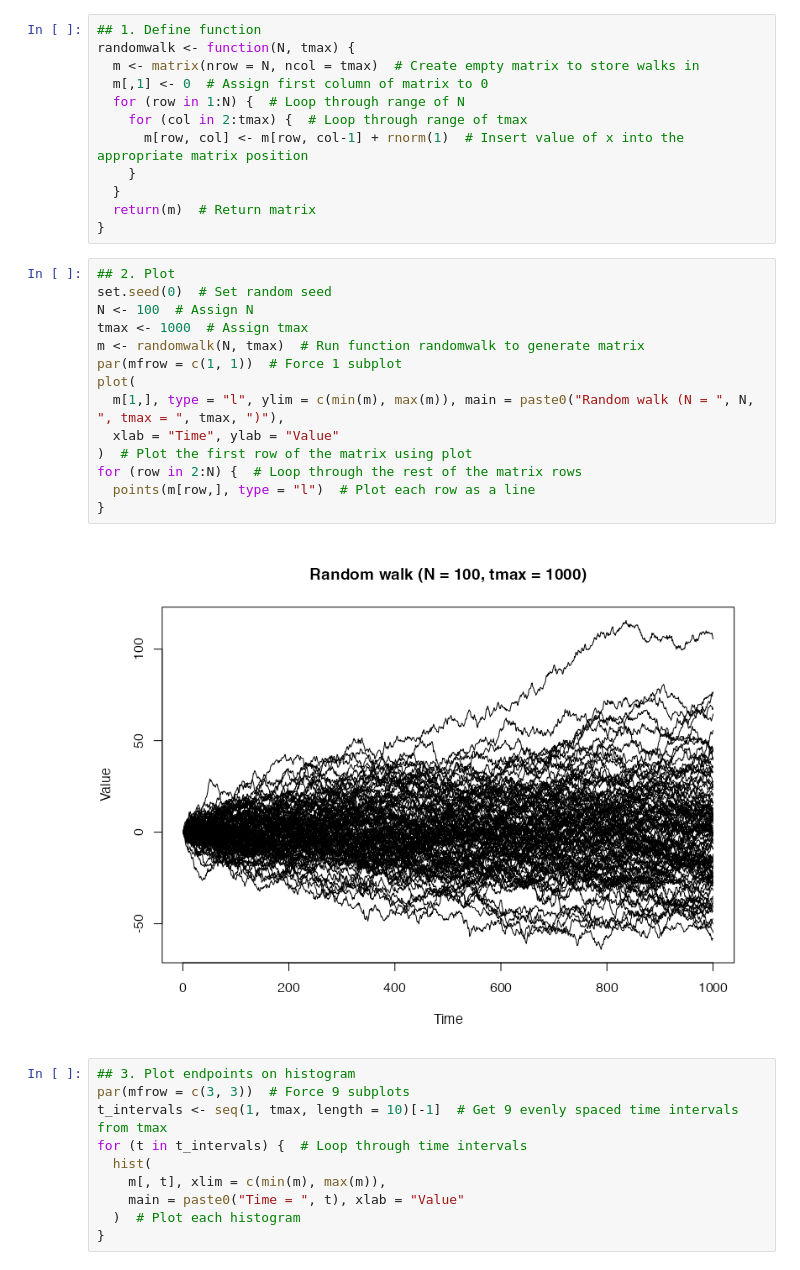
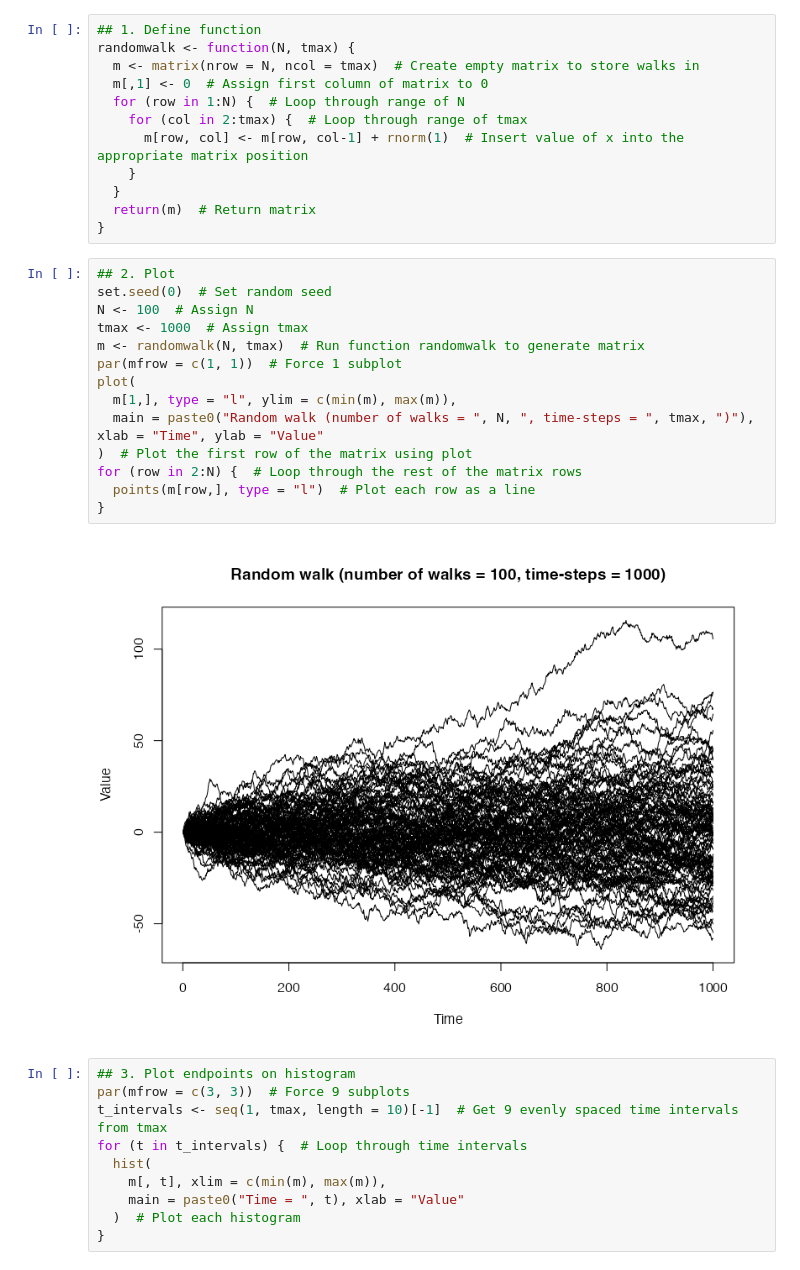
Before and after one commit to otodreas/BIOS13-Coursework, a Jupyter notebook: Exercises/StochasticSystems/Exercise.ipynb, the cells around one changed output. Cells and saved outputs as stored; diff of their text form.

```diff
--- a/Exercises/StochasticSystems/Exercise.ipynb
+++ b/Exercises/StochasticSystems/Exercise.ipynb
@@ -19,19 +19,19 @@ randomwalk <- function(N, tmax) {
 # %%
 ## 2. Plot
 set.seed(0)  # Set random seed
 N <- 100  # Assign N
 tmax <- 1000  # Assign tmax
 m <- randomwalk(N, tmax)  # Run function randomwalk to generate matrix
 par(mfrow = c(1, 1))  # Force 1 subplot
 plot(
-  m[1,], type = "l", ylim = c(min(m), max(m)), main = paste0("Random walk (N = ", N, ", tmax = ", tmax, ")"),
-  xlab = "Time", ylab = "Value"
+  m[1,], type = "l", ylim = c(min(m), max(m)),
+  main = paste0("Random walk (number of walks = ", N, ", time-steps = ", tmax, ")"), xlab = "Time", ylab = "Value"
 )  # Plot the first row of the matrix using plot
 for (row in 2:N) {  # Loop through the rest of the matrix rows
   points(m[row,], type = "l")  # Plot each row as a line
 }
 # %% [output]
-[figure, old version]
+[figure, new version]
 # %%
 ## 3. Plot endpoints on histogram
 par(mfrow = c(3, 3))  # Force 9 subplots
```
Also changed, not shown: parts of 7 cells of this notebook.
